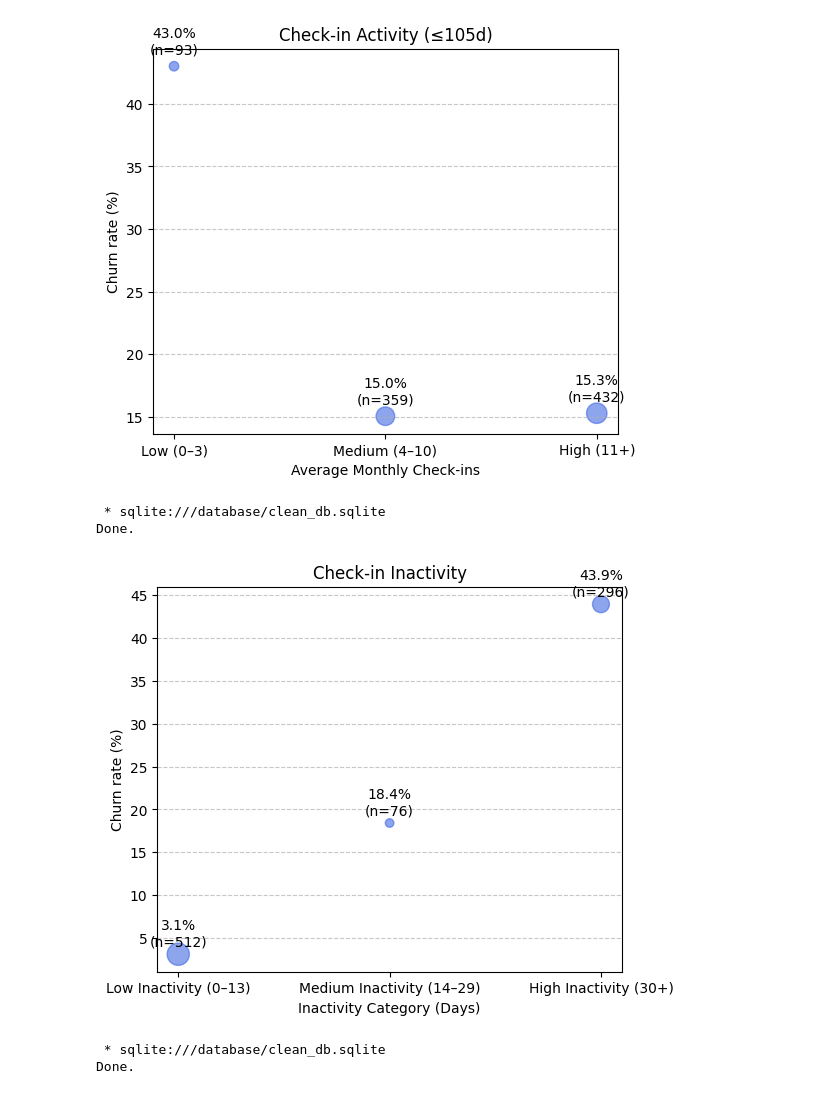
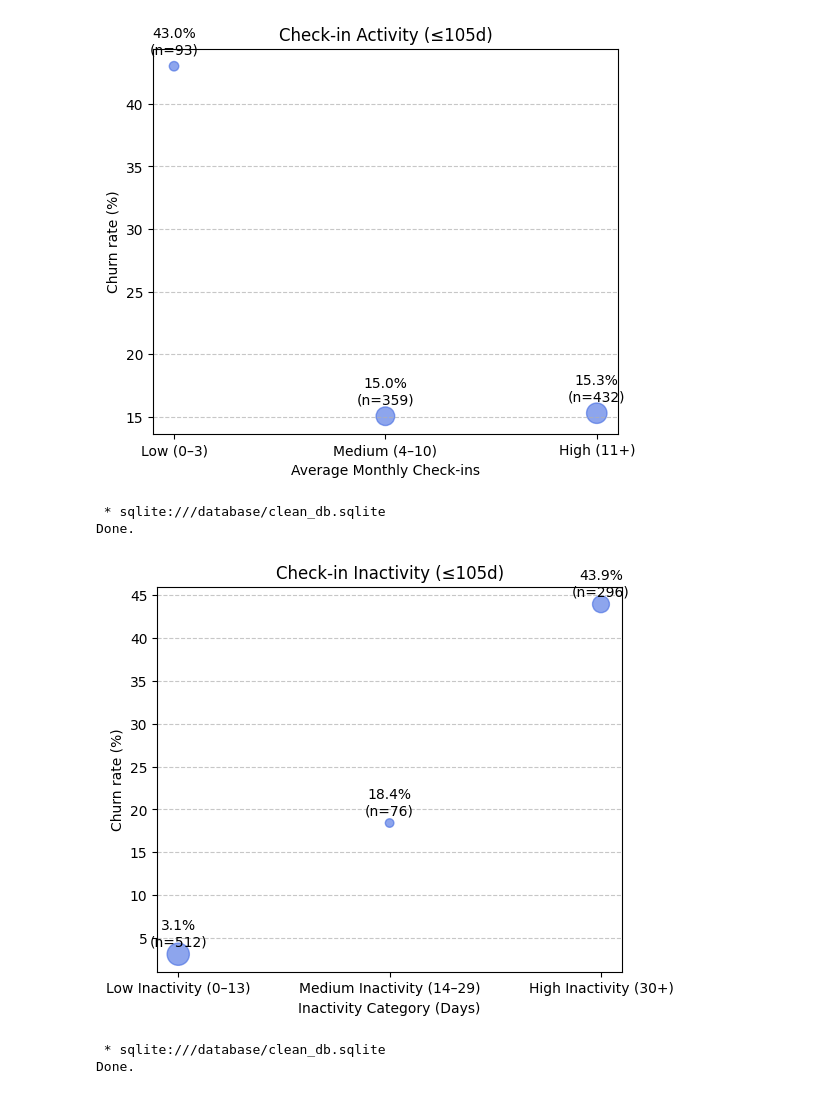
Before and after one commit to Tony-gh123/Data-Wrangling-Python-SQL-Churn-Data-Analysis, a Jupyter notebook: 4_member_insights.ipynb, the cells around one changed output. Saved outputs shown, nothing was run; the diff lists cells and outputs as text; code cells hidden in the pictures.

Commit message:
style, description & image

```diff
--- a/4_member_insights.ipynb
+++ b/4_member_insights.ipynb
@@ -323,35 +323,35 @@ SELECT \
         WHEN days_since_last_checkin < 14 THEN 'Low Inactivity (0–13)' \
         WHEN days_since_last_checkin BETWEEN 14 AND 29 THEN 'Medium Inactivity (14–29)' \
         ELSE 'High Inactivity (30+)' \
     END AS inactivity_category, \
     COUNT(*) AS members, \
     ROUND(AVG(churn_by_105) * 100.0, 2) AS churn_rate_by_105 \
 FROM parent_checkins \
 WHERE eligible_105 = 1 \
 GROUP BY inactivity_category \
 ORDER BY churn_rate_by_105 DESC;
 
 order = ["Low Inactivity (0–13)", "Medium Inactivity (14–29)", "High Inactivity (30+)"]
 df_inactivity = df_inactivity.set_index("inactivity_category").loc[order].reset_index()
 
 plt.figure(figsize=(6,5))
 plt.scatter(df_inactivity["inactivity_category"], df_inactivity["churn_rate_by_105"],
             s=df_inactivity["members"]*0.5, alpha=0.6, color="royalblue")
 
-plt.title("Check-in Inactivity")
+plt.title("Check-in Inactivity (≤105d)")
 plt.ylabel("Churn rate (%)")
 plt.xlabel("Inactivity Category (Days)")
 
 # Add text labels
 for xi, r, m in zip(df_inactivity["inactivity_category"], df_inactivity["churn_rate_by_105"], df_inactivity["members"]):
     plt.text(xi, r+1, f"{r:.1f}%\n(n={int(m)})", ha="center")
 
 plt.grid(axis="y", linestyle="--", alpha=0.7)
 plt.show()
 # %% [output]
  * sqlite:///database/clean_db.sqlite
 Done.
-[figure, old version]
+[figure, new version]
 # %%
 df_class = %sql \
 SELECT \
```
Also changed, not shown: 3 other files.
